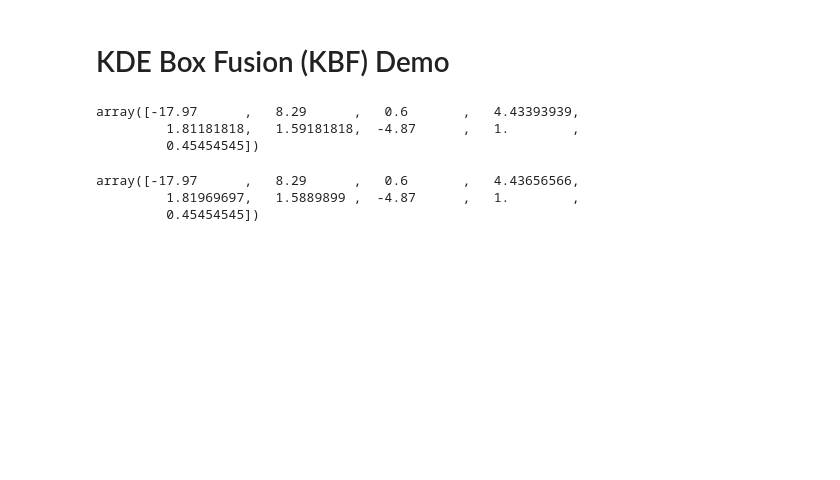
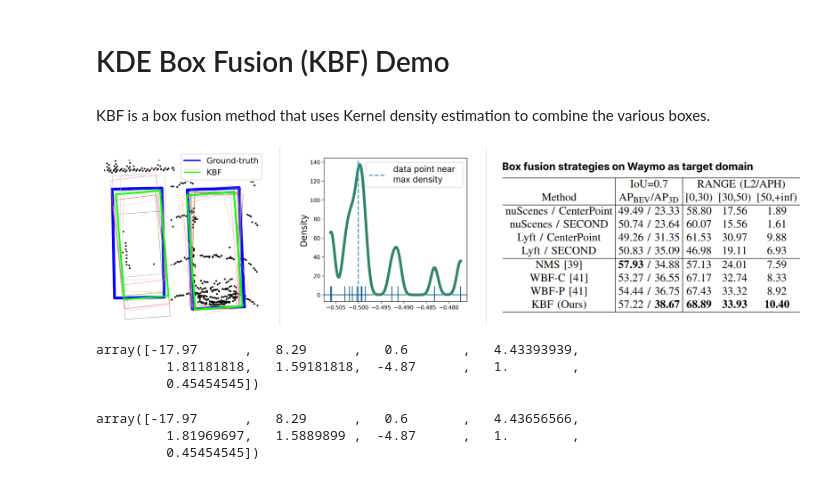
Before and after one commit to darrenjkt/MS3D, a Jupyter notebook: tools/demo/kbf_demo.ipynb, the cells around one changed output. Cells and saved outputs as stored; diff of their text form; code cells hidden in the pictures; blank space fills up the shorter version.

```diff
--- a/tools/demo/kbf_demo.ipynb
+++ b/tools/demo/kbf_demo.ipynb
@@ -1,5 +1,12 @@
 # %% [markdown]
 # KDE Box Fusion (KBF) Demo
+# %% [markdown]
+KBF is a box fusion method that uses Kernel density estimation to combine the various boxes.
+# %%
+from IPython import display
+display.Image("/MS3D/docs/media/kbf_demo.png")
+# %% [output]
+[figure, added]
 # %%
 import sys
 sys.path.append('/MS3D')
```
Also changed, not shown: 42 other files.
